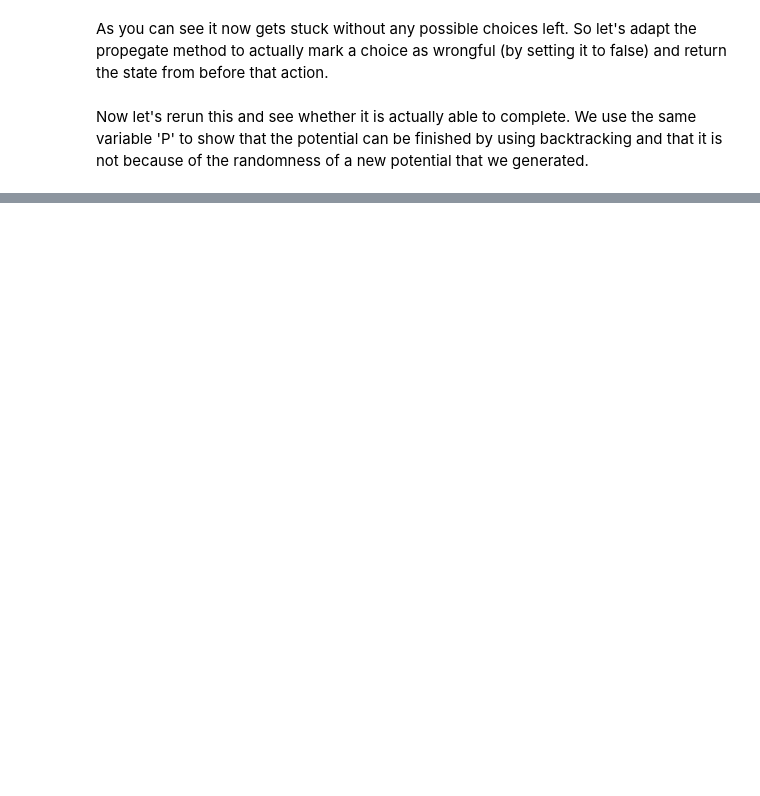
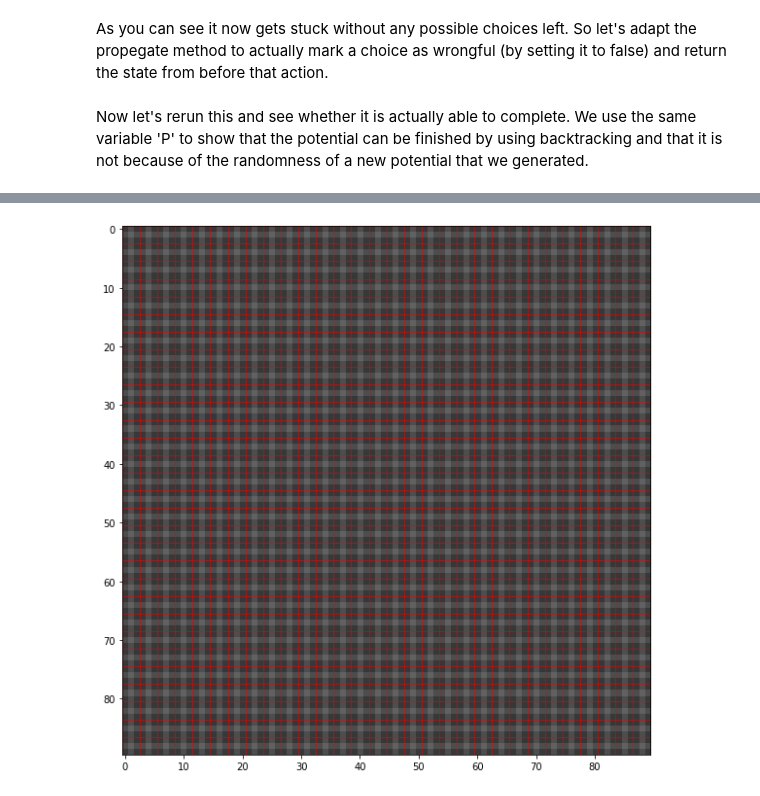
Before and after one commit to thijsgelton/P11-G7-WFC, a Jupyter notebook: P11_G7_wave_function_collapse.ipynb, the cells around one changed output, grey strips where cells are left out. Saved outputs shown, nothing was run; the diff lists cells and outputs as text; code cells hidden in the pictures; blank space fills up the shorter version.

```diff
--- a/P11_G7_wave_function_collapse.ipynb
+++ b/P11_G7_wave_function_collapse.ipynb
@@ -736,0 +854,36 @@ With backtracking
+# %%
+def run_iteration(old_potential):
+    potential = old_potential.copy()
+    to_collapse = location_with_fewest_choices(potential) #3
+    if to_collapse is None:                               #1
+        raise StopIteration()
+    elif not np.any(potential[to_collapse]):              #2
+        raise Exception(f"No choices left at {to_collapse}")
+    else:                                                 #4 ↓
+        nonzero = find_true(potential[to_collapse])
+        tile_probs = weights[nonzero]/sum(weights[nonzero])
+        selected_tile = np.random.choice(nonzero, p=tile_probs)
+        potential[to_collapse] = False
+        potential[to_collapse][selected_tile] = True
+        propagate(potential, to_collapse)                 #5
+    return potential
+# %%
+p = potential
+images = [show_state(p, tiles)]
+
+while True:
+    try:
+        p = run_iteration(p)
+    except StopIteration as e:
+        break
+    except Exception as e:
+        print(e)
+        break
+
+images.append(show_state(p, tiles))  # Move me for speed
+
+out = io.BytesIO()
+images[0].save(out, format='gif', save_all=True, append_images=images[1:],
+               duration=50, loop=0)
+plt.figure(figsize=(10, 10))
+plt.imshow(images[-1])
@@ -736,0 +894,8 @@ With backtracking
+# %%
+plt.figure(figsize=(10, 10))
+plt.imshow(images[-1])
+for i in range(0, 90, 3):
+    plt.axvline(x=i-0.5,color='red',lw=0.5)
+    plt.axhline(y=i-0.5,color='red',lw=0.5)
+# %% [output]
+[figure, added]
```
Also changed, not shown: parts of 18 cells of this notebook.
